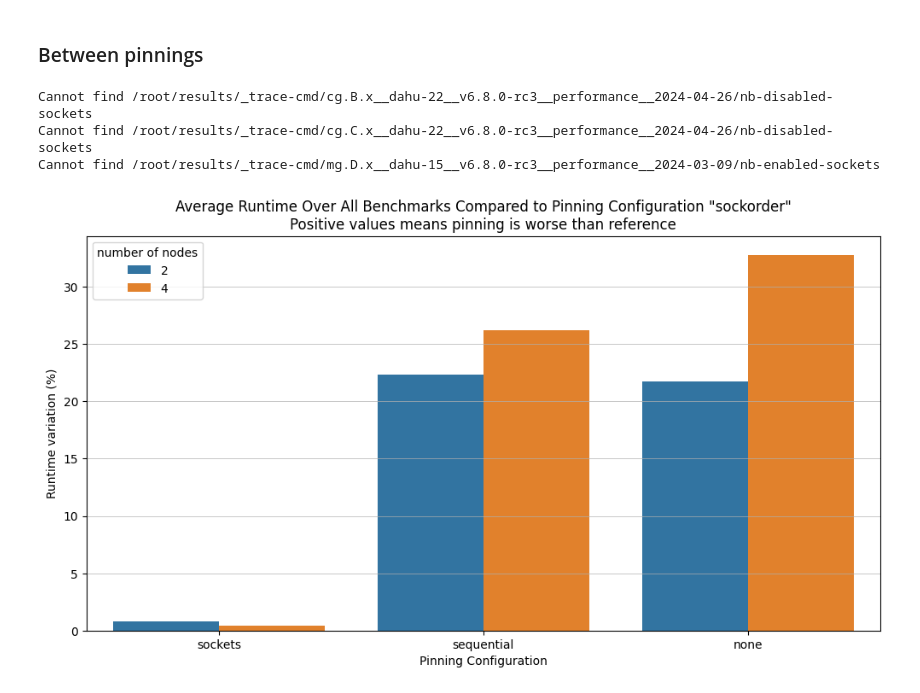
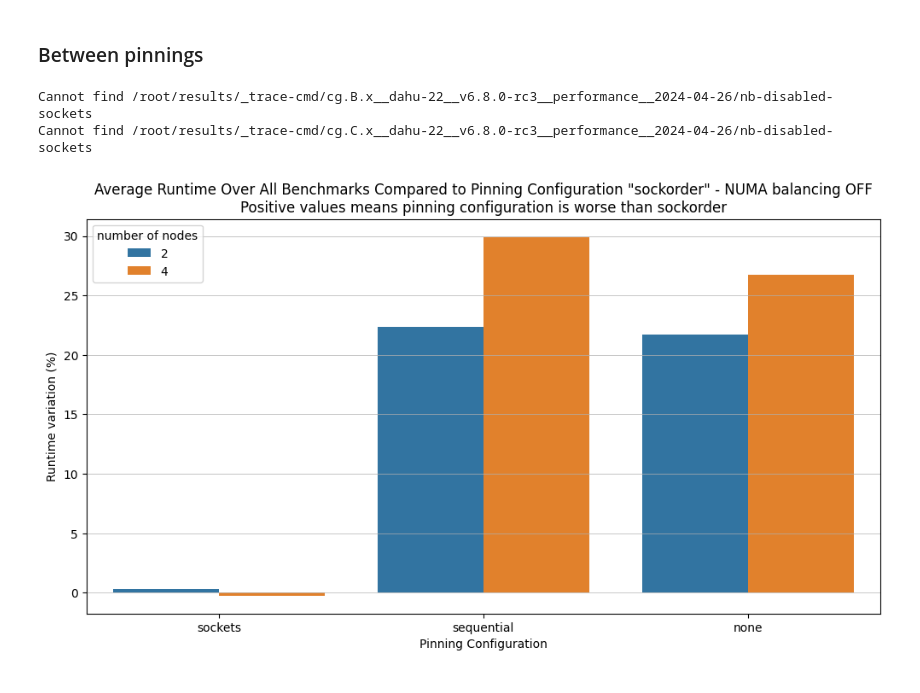
Before and after one commit to clementgd/INRIA-scripts, a Jupyter notebook: ircvm/exploration_final.ipynb, the cells around one changed output. Saved outputs shown, nothing was run; the diff lists cells and outputs as text; code cells hidden in the pictures.

```diff
--- a/ircvm/exploration_final.ipynb
+++ b/ircvm/exploration_final.ipynb
@@ -30,8 +31,8 @@ TRACE_CMD_SUB_DIR = "_trace-cmd"
 
 USE_TRACE_CMD_CACHE = True
 
-def get_result_dir_path(result_dir_name):
+def in_result_dir(result_dir_name):
     return os.path.join(RESULTS_DIR_PATH, result_dir_name)
 
 def in_trace_cmd_dir(benchmark_dir_name) :
-    return get_result_dir_path(os.path.join(TRACE_CMD_SUB_DIR, benchmark_dir_name))
+    return in_result_dir(os.path.join(TRACE_CMD_SUB_DIR, benchmark_dir_name))
@@ -86,10 +93,15 @@ two_nodes_benchmarks = [
 # - mg.D
 # - sp.C
 four_nodes_benchmarks = [
+    "bt.B.x__yeti-2__v6.8.0-rc3__performance__2024-06-29",
     "bt.C.x__yeti-3__v6.8.0-rc3__performance__2024-03-11",
+    "cg.B.x__yeti-2__v6.8.0-rc3__performance__2024-06-29",
+    "cg.C.x__yeti-2__v6.8.0-rc3__performance__2024-06-29",
     "ft.C.x__yeti-3__v6.8.0-rc3__performance__2024-03-11",
     "lu.C.x__yeti-1__v6.8.0-rc3__performance__2024-03-11",
+    "mg.D.x__yeti-2__v6.8.0-rc3__performance__2024-06-29",
     "sp.B.x__yeti-1__v6.8.0-rc3__performance__2024-03-11",
+    "sp.C.x__yeti-2__v6.8.0-rc3__performance__2024-06-29",
     "ua.C.x__yeti-1__v6.8.0-rc3__performance__2024-03-11",
 ]
 
@@ -112,7 +124,7 @@ for c in benchmarks :
     batches = os.listdir(benchmark_path)
     for batch in batches:
         batch_path = os.path.join(benchmark_path, batch)
-        df = get_runs_dataframe(
+        df = get_batch_dataframe(
             batch_path,
             use_cache=True,
             cache_filename=TRACE_CMD_CACHE_FILENAME,
@@ -599,42 +650,45 @@ def compare_numab_per_benchmark_per_machine_type(benchmarks: List[Tuple[str, int
     sample_size_values = []
     for name, n_nodes in benchmarks:
         # print(name)
-        variation_to_reference_pinning_by_pinning = compute_variation_by_pinning_for_benchmark(in_trace_cmd_dir(name), reference_pinning_name)
+        variation_to_reference_pinning_by_pinning = compute_variation_between_pinning_for_benchmark_for_nb(
+            benchmark_dir_path=in_trace_cmd_dir(name),
+            nb=False,
+            reference_pinning_name=reference_pinning_name
+        )
+        # variation_to_reference_pinning_by_pinning = compute_variation_by_pinning_for_benchmark(in_trace_cmd_dir(name), reference_pinning_name)
         for pinning_name, (variation, n) in variation_to_reference_pinning_by_pinning.items():
             nodes_values.append(n_nodes)
             benchmark_values.append(benchmark_pretty_name(name))
             variation_values.append(variation)
             pinning_values.append(pinning_name)
             sample_size_values.append(n)
 
     data_df = pd.DataFrame({
         "number of nodes": nodes_values,
         "benchmark": benchmark_values,
         "variation": variation_values,
         "pinning": pinning_values,
         "size": sample_size_values
     })
     data_df = data_df.loc[data_df["pinning"] != reference_pinning_name]
-    # print(data_df)
+    # print(datadf)
     data_df["weighted_var"] = data_df["variation"] * data_df["size"]
     aggregate_df = data_df.groupby(['pinning', 'number of nodes']).agg(total_sample=("size", "sum"), total_var=("weighted_var", "sum"))
     aggregate_df["average_var"] = aggregate_df["total_var"] / aggregate_df["total_sample"]
-    # print(aggregate_df)
 
     keys = list(omp_pinnings.keys())
     keys.remove(reference_pinning_name)
     sns.barplot(x='pinning', order=keys, y='average_var', hue='number of nodes', data=aggregate_df, palette='tab10')
     plt.gcf().set_size_inches(w, h)
     plt.grid(axis='y', linestyle='-', linewidth=0.5)
     plt.xlabel('Pinning Configuration')
     plt.ylabel('Runtime variation (%)')
-    plt.title(f'Average Runtime Over All Benchmarks Compared to Pinning Configuration "{reference_pinning_name}"\nPositive values means pinning is worse than reference')
+    plt.title(f'Average Runtime Over All Benchmarks Compared to Pinning Configuration "{reference_pinning_name}" - NUMA balancing OFF\nPositive values means pinning configuration is worse than {reference_pinning_name}')
     plt.show()
 
 
 compare_numab_per_benchmark_per_machine_type(combined_benchmarks)
 # %% [output]
 Cannot find /root/results/_trace-cmd/cg.B.x__dahu-22__v6.8.0-rc3__performance__2024-04-26/nb-disabled-sockets
 Cannot find /root/results/_trace-cmd/cg.C.x__dahu-22__v6.8.0-rc3__performance__2024-04-26/nb-disabled-sockets
-Cannot find /root/results/_trace-cmd/mg.D.x__dahu-15__v6.8.0-rc3__performance__2024-03-09/nb-enabled-sockets
-[figure, old version]
+[figure, new version]
```
Also changed, not shown: parts of 13 cells of this notebook, 1 other file.
